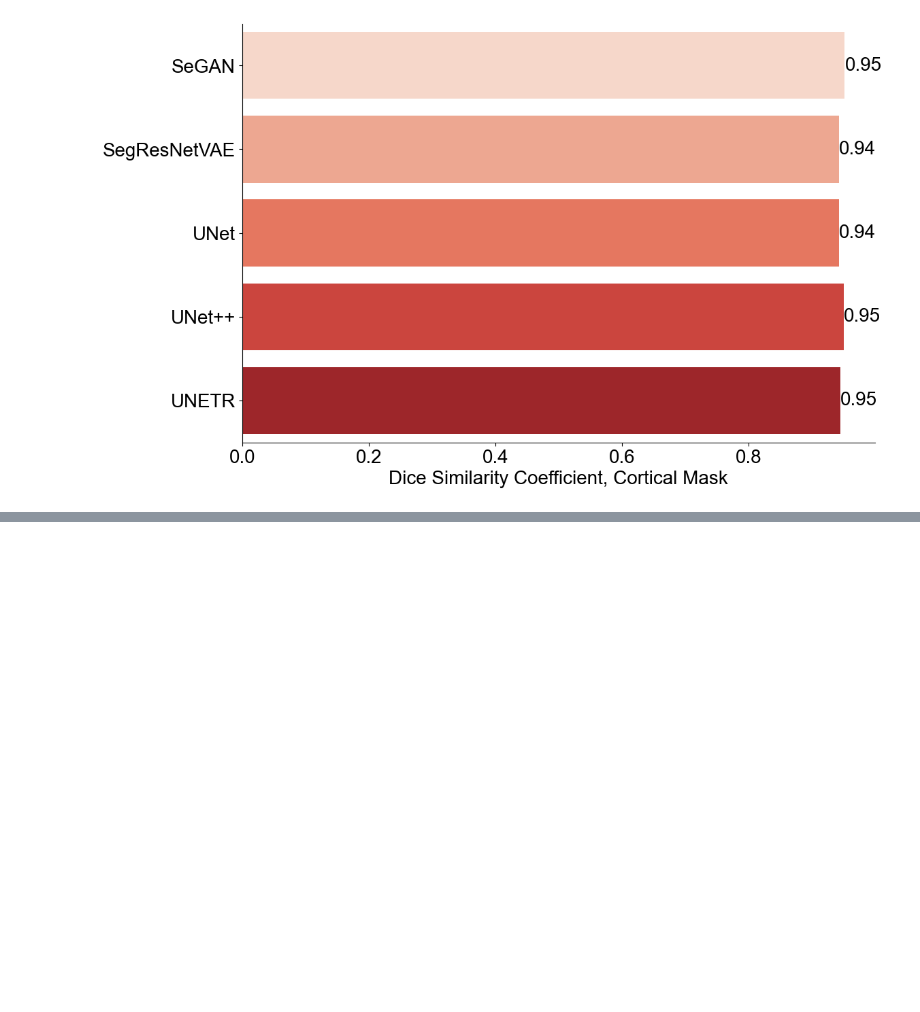
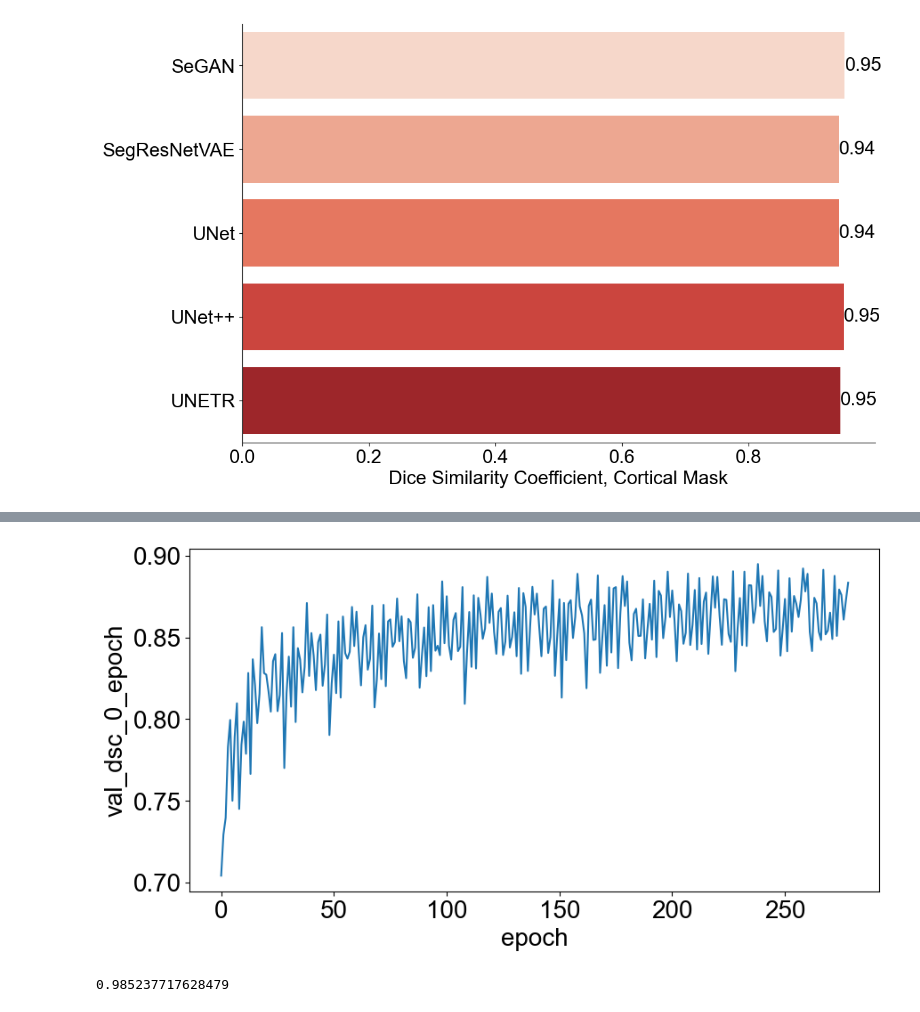
Before and after one commit to Bonelab/hrpqct-knee-segmentation, a Jupyter notebook: notebooks/analyze_rad_tib_cv.ipynb, the cells around one changed output, grey strips where cells are left out. Saved outputs shown, nothing was run; the diff lists cells and outputs as text; code cells hidden in the pictures; blank space fills up the shorter version.

```diff
--- a/notebooks/analyze_rad_tib_cv.ipynb
+++ b/notebooks/analyze_rad_tib_cv.ipynb
@@ -83,3 +83,5 @@ sns.despine()
 plt.show()
 # %% [output]
 [figure]
+# %%
+df = pd.read_csv("/Users/nathanneeteson/Projects/hrpqct-knee-segmentation/from_arc/unet_3d_knee_transfer_cv/21115367_f1/metrics.csv")
@@ -85,0 +104,12 @@ plt.show()
+# %%
+plt.figure()
+
+sns.lineplot(data=df, x="epoch", y="val_dsc_0_epoch")
+
+plt.show()
+# %% [output]
+[figure, added]
+# %%
+df["val_dsc_2_epoch"].dropna().iloc[-1]
+# %% [output]
+0.985237717628479
```
Also changed, not shown: parts of 1 cell of this notebook, 5 other files.
